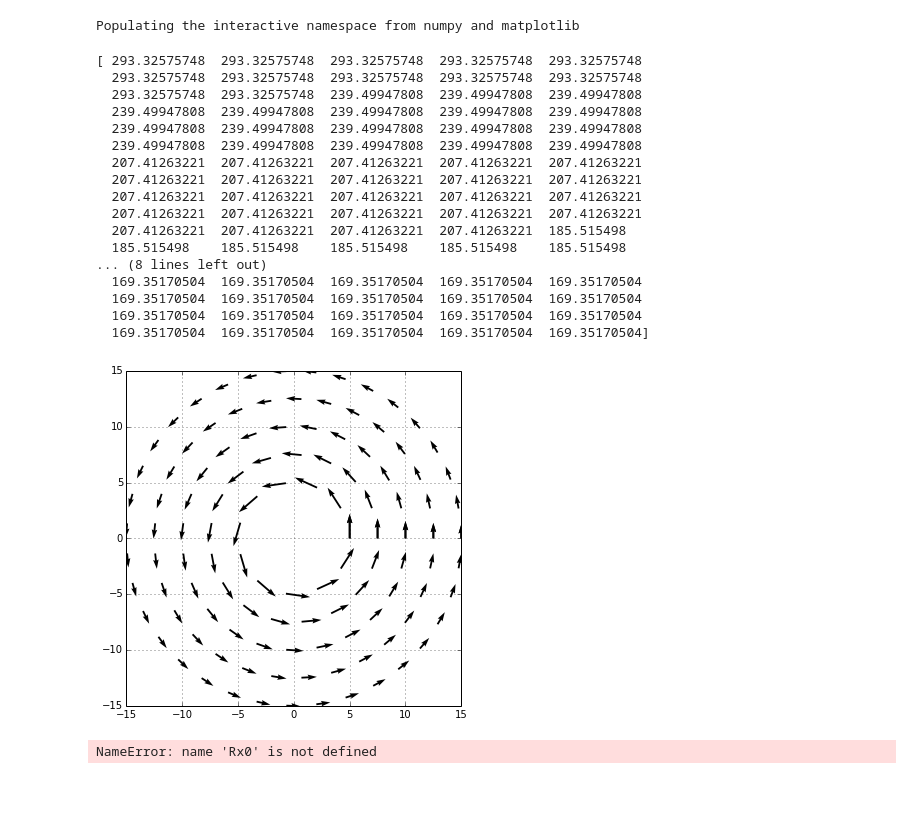
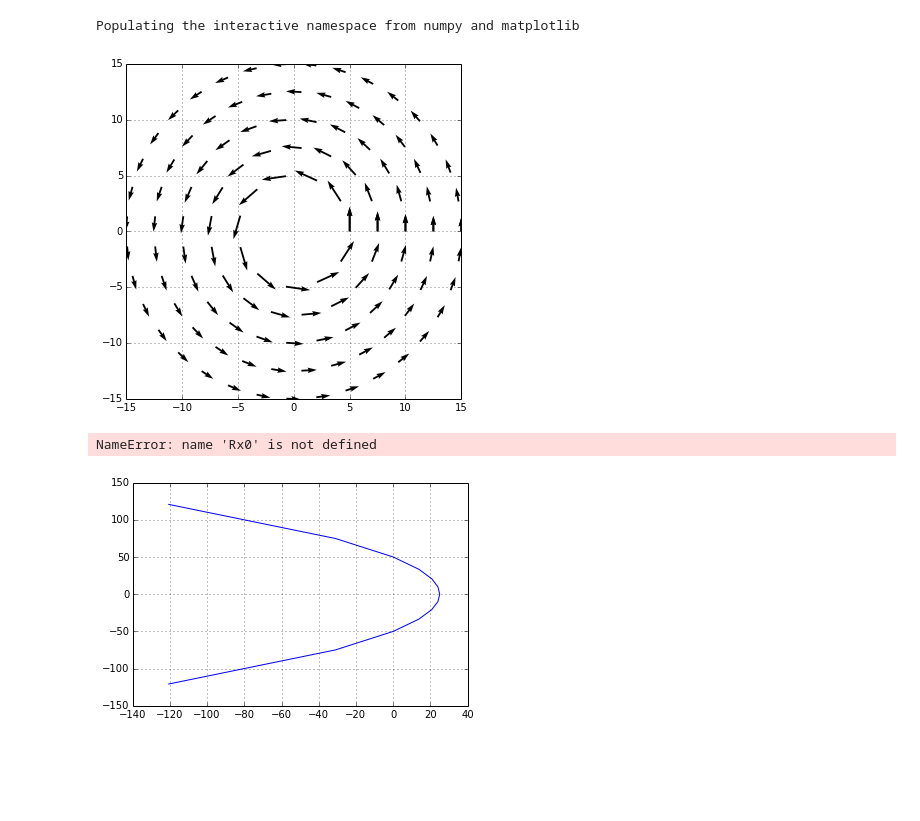
Before and after one commit to jpelgrif/PHYS202-S14, a Jupyter notebook: Project/Project.ipynb, the cells around one changed output. Cells and saved outputs as stored; diff of their text form; code cells hidden in the pictures; blank space fills up the shorter version.

```diff
--- a/Project/Project.ipynb
+++ b/Project/Project.ipynb
@@ -16,15 +16,13 @@ nlist = [12,18,24,30,36]
 rfrac = [.2,.3,.4,.5,.6]
 r0 = np.zeros(120)
 th0 = np.zeros(120)
+
 i = 0
-
-for n in nlist:
+for ni,n in enumerate(nlist):
     for x in range(n):
-        r0[i] = rfrac[nlist.index(n)] * Rmin
+        r0[i] = rfrac[ni] * Rmin
         th0[i] = np.linspace(0,2*pi,n)[x]
         i += 1
-
-omega = sqrt(G*M/(r0**3))
 
 x0 = r0*np.cos(th0)
 y0 = r0*np.sin(th0)
@@ -34,36 +32,18 @@ vtheta = th0 + np.pi/2
 vx0 = v*np.cos(vtheta)
 vy0 = v*np.sin(vtheta)
 
-Rx0 =
-Ry0 =
-vRx0 =
-vRy0 =
-
+##Rx0 =
+##Ry0 =
+##vRx0 =
+##vRy0 =
 
 plt.figure(figsize=(6,6))
-##plt.scatter(x,y)
-plt.quiver(x,y,vx,vy)
+##plt.scatter(x0,y0)
+plt.quiver(x0,y0,vx0,vy0)
 plt.grid()
 
 plt.show()
 # %% [output]
-[ 293.32575748  293.32575748  293.32575748  293.32575748  293.32575748
-  293.32575748  293.32575748  293.32575748  293.32575748  293.32575748
-  293.32575748  293.32575748  239.49947808  239.49947808  239.49947808
-  239.49947808  239.49947808  239.49947808  239.49947808  239.49947808
-  239.49947808  239.49947808  239.49947808  239.49947808  239.49947808
-  239.49947808  239.49947808  239.49947808  239.49947808  239.49947808
-  207.41263221  207.41263221  207.41263221  207.41263221  207.41263221
-  207.41263221  207.41263221  207.41263221  207.41263221  207.41263221
-  207.41263221  207.41263221  207.41263221  207.41263221  207.41263221
-  207.41263221  207.41263221  207.41263221  207.41263221  207.41263221
-  207.41263221  207.41263221  207.41263221  207.41263221  185.515498
-  185.515498    185.515498    185.515498    185.515498    185.515498
-... (8 lines left out)
-  169.35170504  169.35170504  169.35170504  169.35170504  169.35170504
-  169.35170504  169.35170504  169.35170504  169.35170504  169.35170504
-  169.35170504  169.35170504  169.35170504  169.35170504  169.35170504
-  169.35170504  169.35170504  169.35170504  169.35170504  169.35170504]
 [figure]
 # %%
 def deriv_xy(current,t,Rx,Ry):
@@ -132,2 +110,15 @@ odeint?
-# %% [markdown]
-#
+# %%
+p = 2*Rmin
+Rtheta = np.arange(-3*pi/4,3*pi/4+.001,pi/8)
+Rr = p/(1+np.cos(Rtheta))
+
+xxx = Rr*np.cos(Rtheta)
+yyy = Rr*np.sin(Rtheta)
+
+v =  sqrt(2*G*M/Rr)
+
+plt.plot(xxx,yyy)
+plt.grid()
+plt.show()
+# %% [output]
+[figure, added]
```
Also changed, not shown: parts of 1 cell of this notebook.
